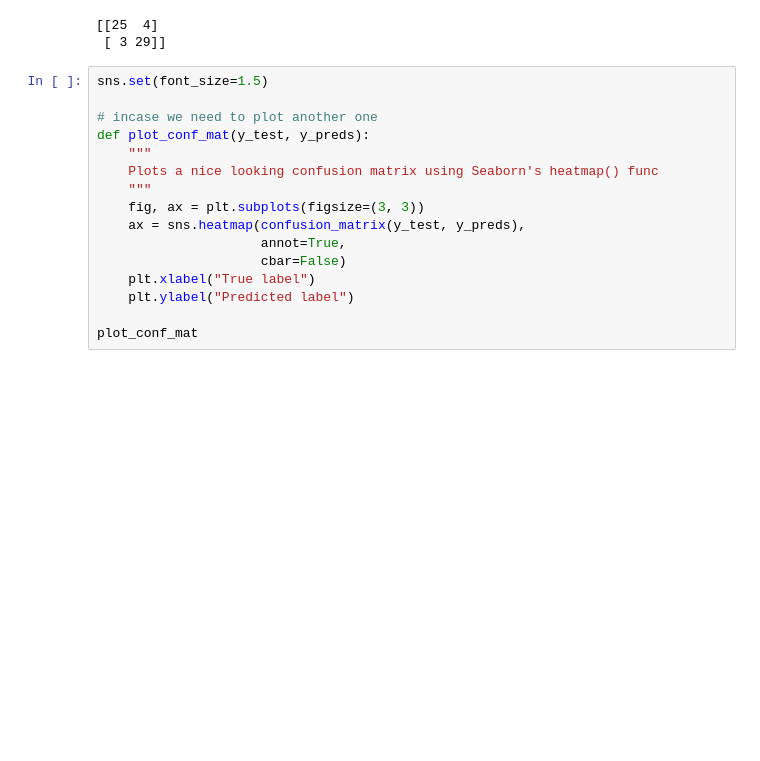
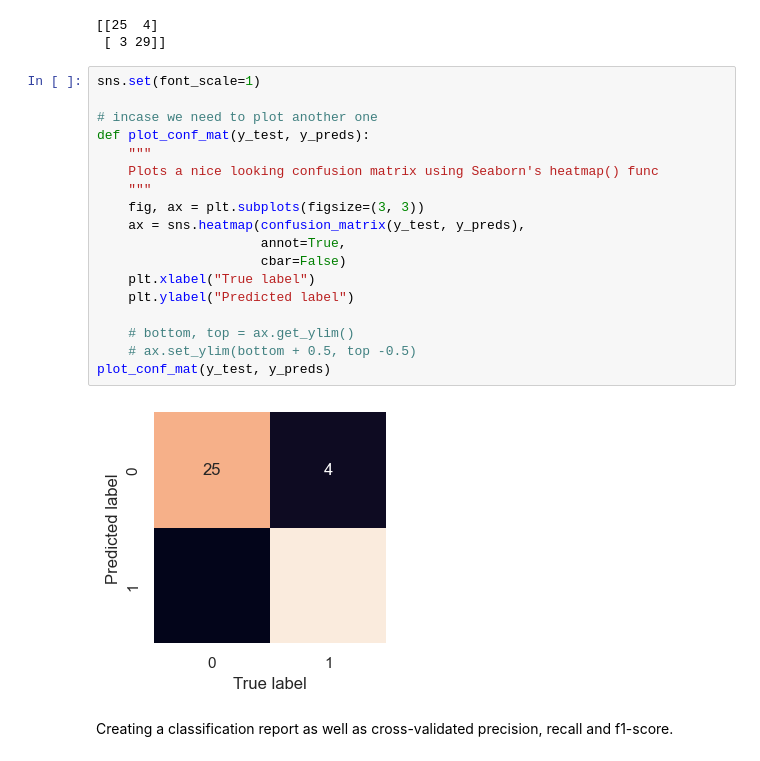
Before and after one commit to GoldenEye37/heart-disease-project, a Jupyter notebook: end-to-end-heart-disease-classification.ipynb, the cells around one changed output. Drawn from its saved outputs; the diff is of its cells as text; blank space fills up the shorter version.

```diff
--- a/end-to-end-heart-disease-classification.ipynb
+++ b/end-to-end-heart-disease-classification.ipynb
@@ -729,18 +729,24 @@ print(confusion_matrix(y_test, y_preds))
 [[25  4]
  [ 3 29]]
 # %%
-sns.set(font_size=1.5)
+sns.set(font_scale=1)
 
 # incase we need to plot another one
 def plot_conf_mat(y_test, y_preds):
     """
     Plots a nice looking confusion matrix using Seaborn's heatmap() func
     """
     fig, ax = plt.subplots(figsize=(3, 3))
     ax = sns.heatmap(confusion_matrix(y_test, y_preds),
                      annot=True,
                      cbar=False)
     plt.xlabel("True label")
     plt.ylabel("Predicted label")
 
-plot_conf_mat
+    # bottom, top = ax.get_ylim()
+    # ax.set_ylim(bottom + 0.5, top -0.5)
+plot_conf_mat(y_test, y_preds)
+# %% [output]
+[figure, added]
+# %% [markdown]
+Creating a classification report as well as cross-validated precision, recall and f1-score.
```
Also changed, not shown: parts of 2 cells of this notebook.
